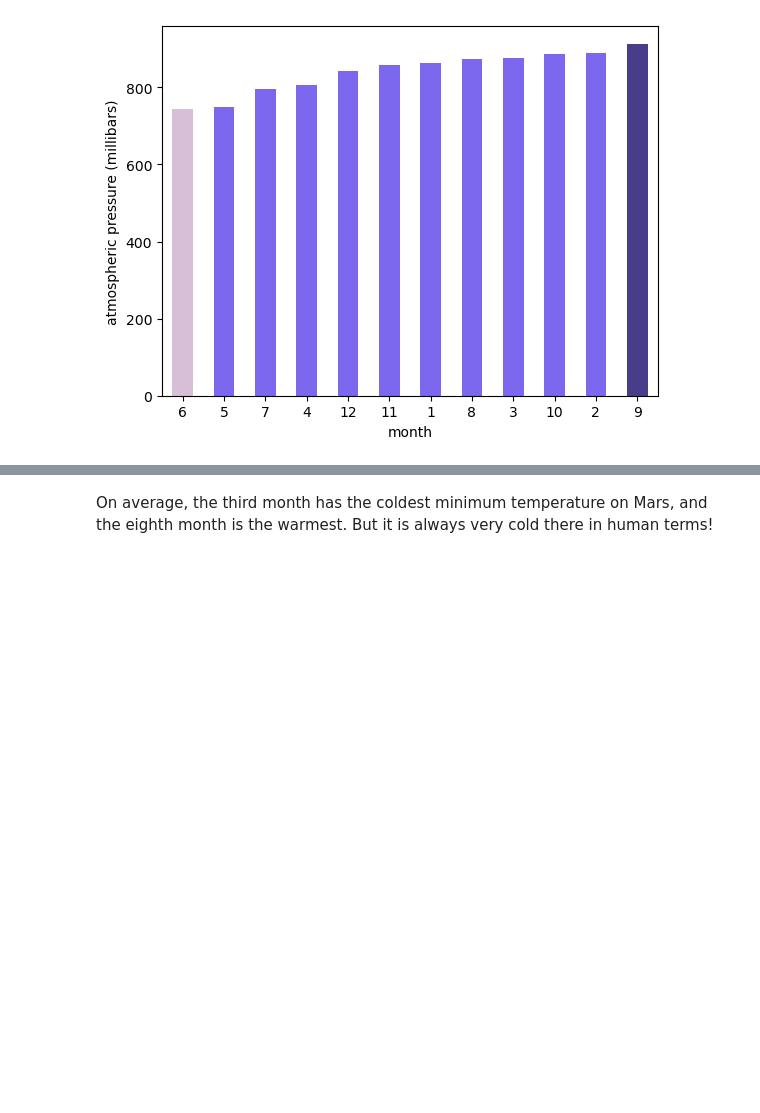
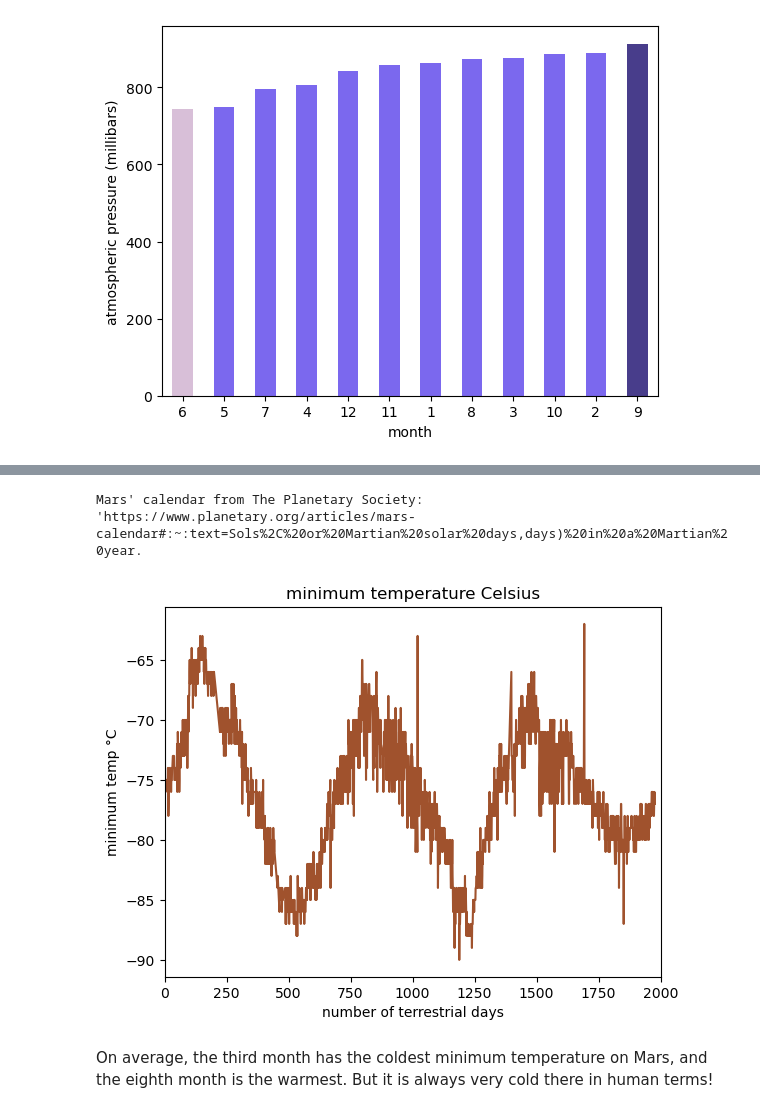
Before and after one commit to jnnfrwht14/Mdule11_webscrape, a Jupyter notebook: JWpart_2_mars_weather.ipynb, the cells around one changed output, grey strips where cells are left out. Drawn from its saved outputs; the diff is of its cells as text; code cells hidden in the pictures; blank space fills up the shorter version.

```diff
--- a/JWpart_2_mars_weather.ipynb
+++ b/JWpart_2_mars_weather.ipynb
@@ -290,3 +286,16 @@ plt.ylabel('atmospheric pressure (millibars)');
+# %%
+# 5. How many terrestrial (earth) days are there in a Martian year?  This chart does not answer the question posed, but it gives a visual
+#of the minimum temp over the number of Earth days.
+plt.plot(mars_df['sol'], mars_df['min_temp'], color = 'sienna')
+plt.title('minimum temperature Celsius')
+plt.xlabel('number of terrestrial days')
+plt.ylabel('minimum temp °C')
+plt.xlim(0, 2000)
+plt.show;
+print(f"Mars' calendar from The Planetary Society: 'https://www.planetary.org/articles/mars-calendar#:~:text=Sols%2C%20or%20Martian%20solar%20days,days)%20in%20a%20Martian%20year.")
+# %% [output]
+Mars' calendar from The Planetary Society: 'https://www.planetary.org/articles/mars-calendar#:~:text=Sols%2C%20or%20Martian%20solar%20days,days)%20in%20a%20Martian%20year.
+[figure, added]
 # %% [markdown]
 On average, the third month has the coldest minimum temperature on Mars, and the eighth month is the warmest. But it is always very cold there in human terms!
 # %% [markdown]
```
Also changed, not shown: parts of 2 cells of this notebook, 4 other files.
